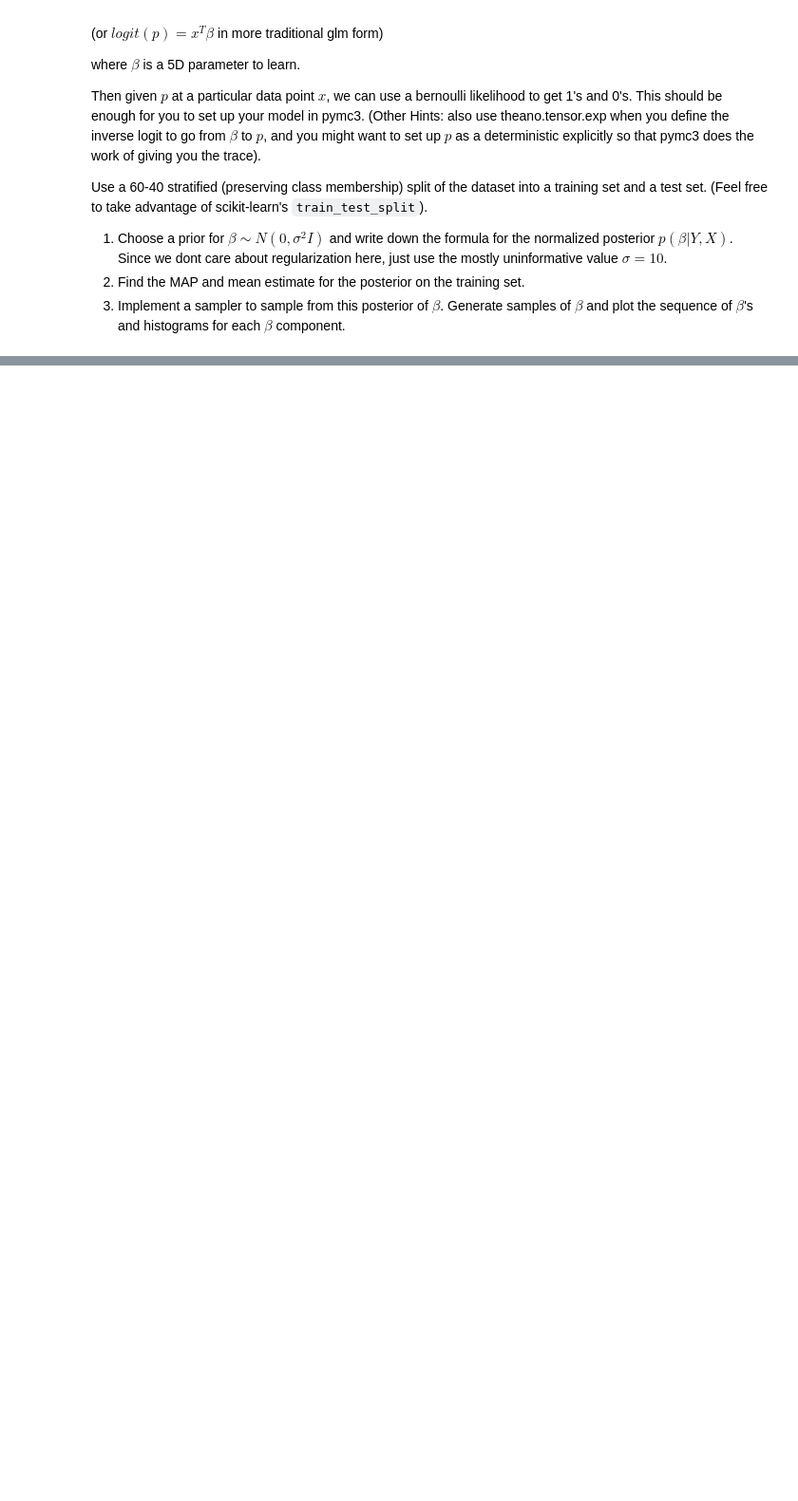
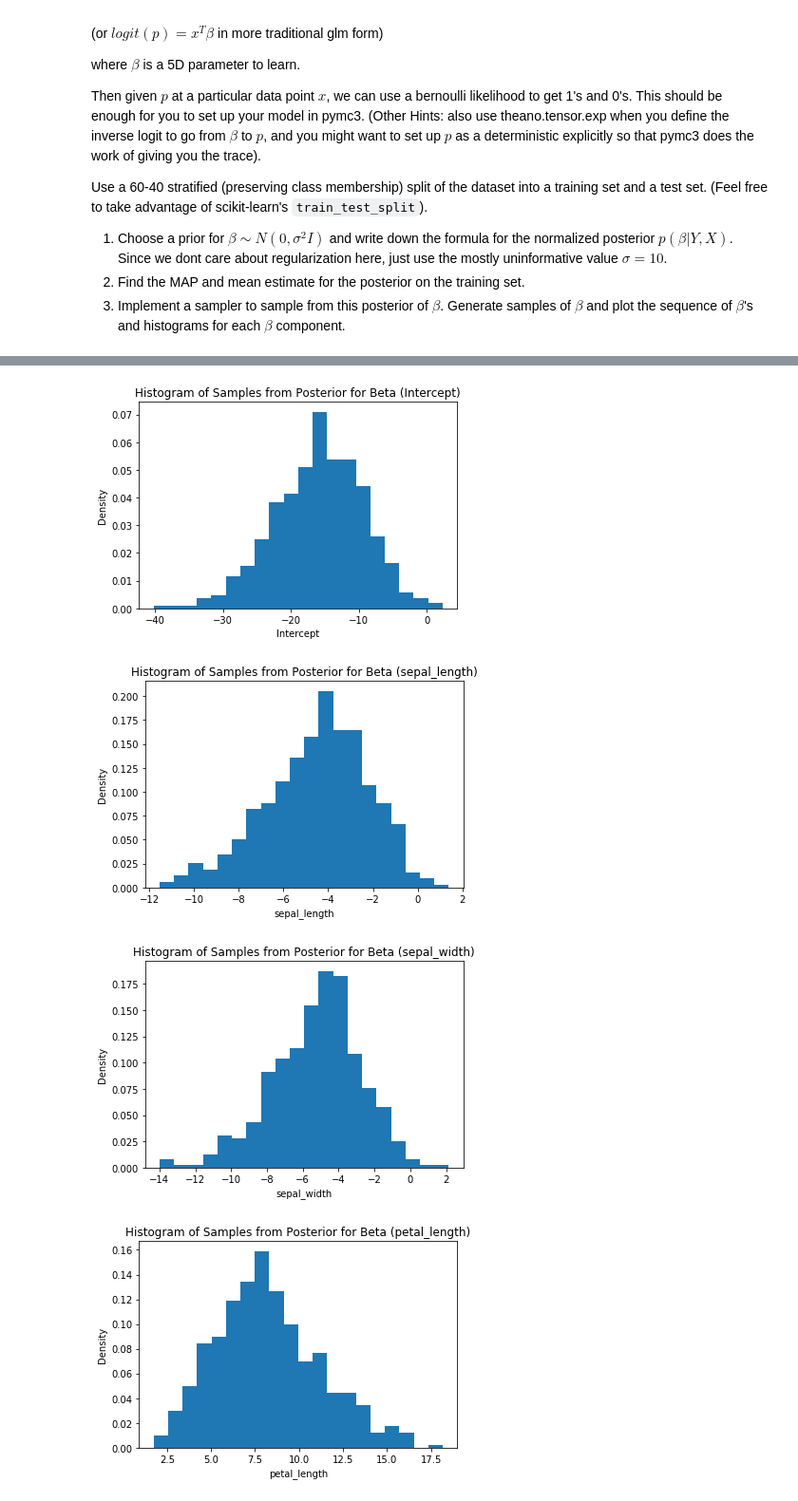
Before and after one commit to chase130101/2018spring, a Jupyter notebook: homework/HW8/Hase_Christopher_AM207_HW8.ipynb, the cells around one changed output, grey strips where cells are left out. Shown at 95% size. Saved outputs shown, nothing was run; the diff lists cells and outputs as text; code cells hidden in the pictures; blank space fills up the shorter version.

```diff
--- a/homework/HW8/Hase_Christopher_AM207_HW8.ipynb
+++ b/homework/HW8/Hase_Christopher_AM207_HW8.ipynb
@@ -117,0 +307,36 @@ Use a 60-40 stratified (preserving class membership) split of the dataset into a
+# %%
+# plotting histograms of samples from posterior of beta for each component
+plt.hist(bayes_logit_trace[100::10]['Intercept'], bins = 20, density = True)
+plt.title('Histogram of Samples from Posterior for Beta (Intercept)')
+plt.xlabel('Intercept')
+plt.ylabel('Density')
+plt.show()
+
+plt.hist(bayes_logit_trace[100::10]['sepal_length'], bins = 20, density = True)
+plt.title('Histogram of Samples from Posterior for Beta (sepal_length)')
+plt.xlabel('sepal_length')
+plt.ylabel('Density')
+plt.show()
+
+plt.hist(bayes_logit_trace[100::10]['sepal_width'], bins = 20, density = True)
+plt.title('Histogram of Samples from Posterior for Beta (sepal_width)')
+plt.xlabel('sepal_width')
+plt.ylabel('Density')
+plt.show()
+
+plt.hist(bayes_logit_trace[100::10]['petal_length'], bins = 20, density = True)
+plt.title('Histogram of Samples from Posterior for Beta (petal_length)')
+plt.xlabel('petal_length')
+plt.ylabel('Density')
+plt.show()
+
+plt.hist(bayes_logit_trace[100::10]['petal_width'], bins = 20, density = True)
+plt.title('Histogram of Samples from Posterior for Beta (petal_width)')
+plt.xlabel('petal_width')
+plt.ylabel('Density')
+plt.show()
+# %% [output]
+[figure, added]
+[figure, added]
+[figure, added]
+[figure, added]
```
Also changed, not shown: parts of 22 cells of this notebook.
